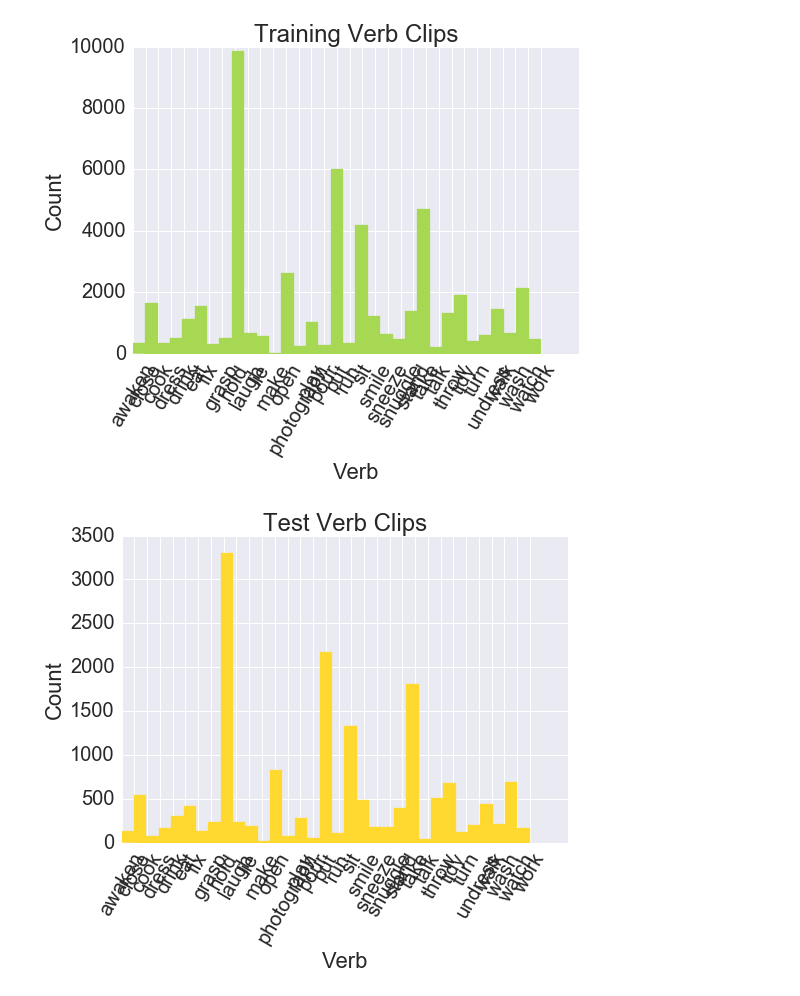
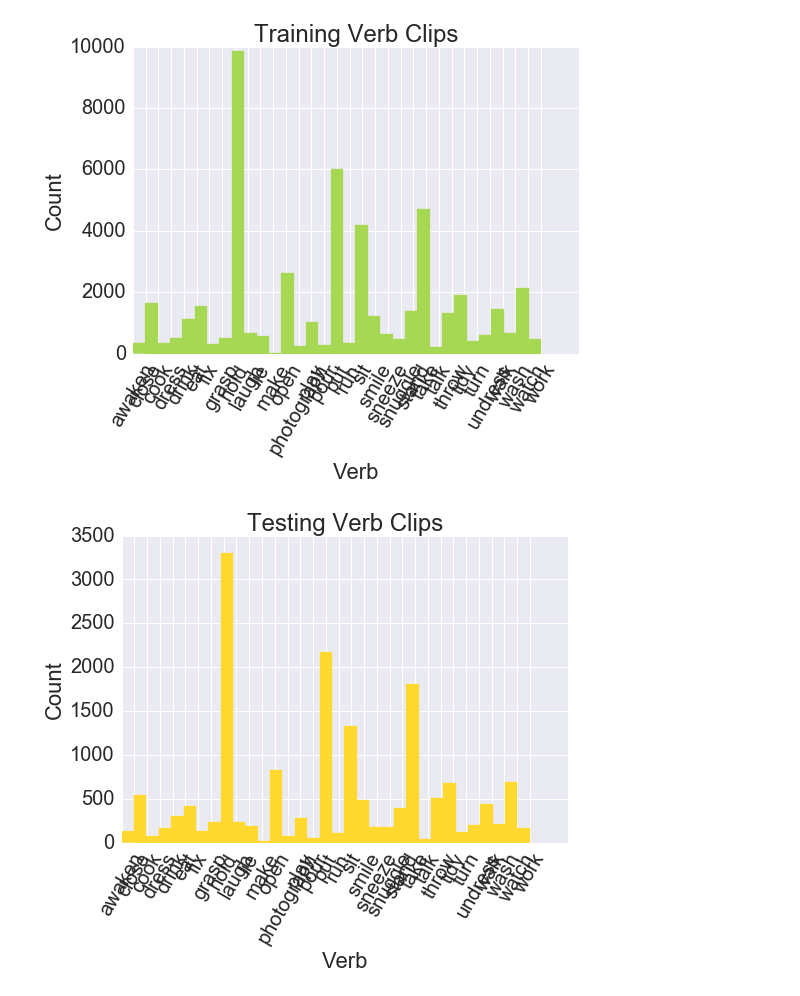
Before and after one commit to salmedina/16824_FinalProject, a Jupyter notebook: notebooks/Charades Analysis.ipynb, the cells around one changed output. Drawn from its saved outputs; the diff is of its cells as text; code cells hidden in the pictures.

```diff
--- a/notebooks/Charades Analysis.ipynb
+++ b/notebooks/Charades Analysis.ipynb
@@ -268,10 +280,10 @@ plt.show()
 # %%
 plt.clf()
 plt.hist(test_verbs_labels, color=palette[5], edgecolor=palette[5], bins=33)
 plt.xlabel('Verb')
 plt.ylabel('Count')
-plt.title('Test Verb Clips')
+plt.title('Testing Verb Clips')
 plt.xticks(range(len(verb_list)), verb_list, rotation=60)
 plt.show()
 # %% [output]
-[figure, old version]
+[figure, new version]
```
Also changed, not shown: parts of 5 cells of this notebook.
